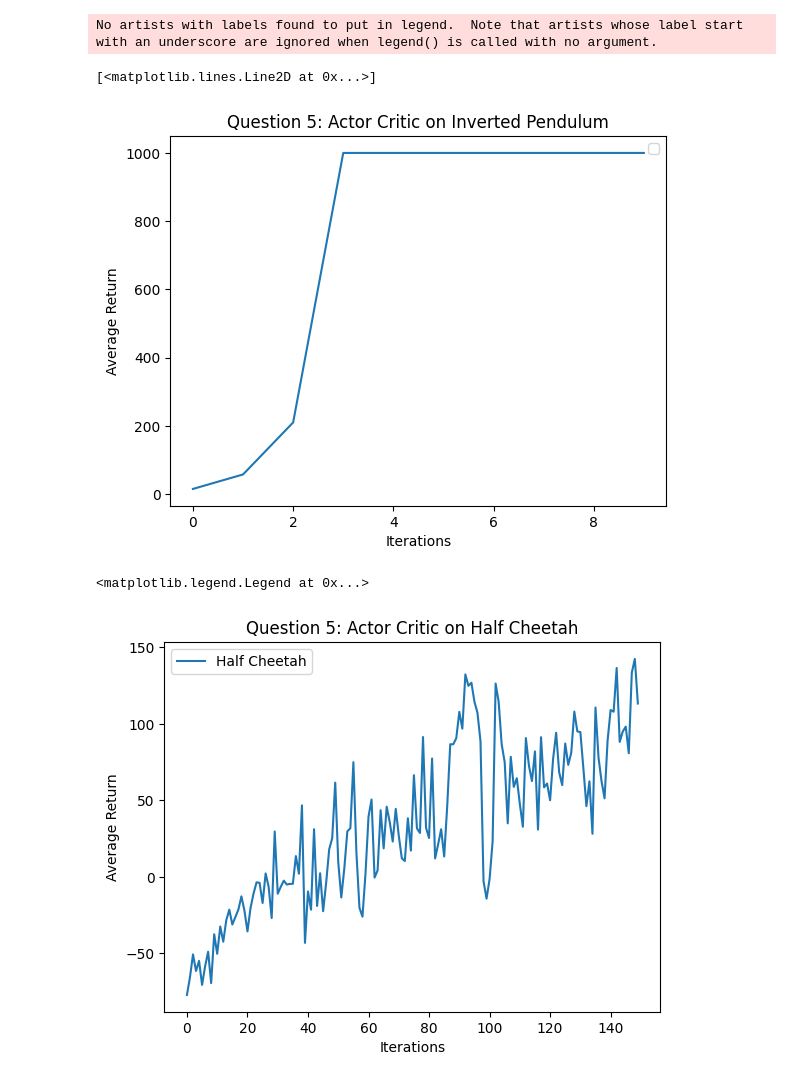
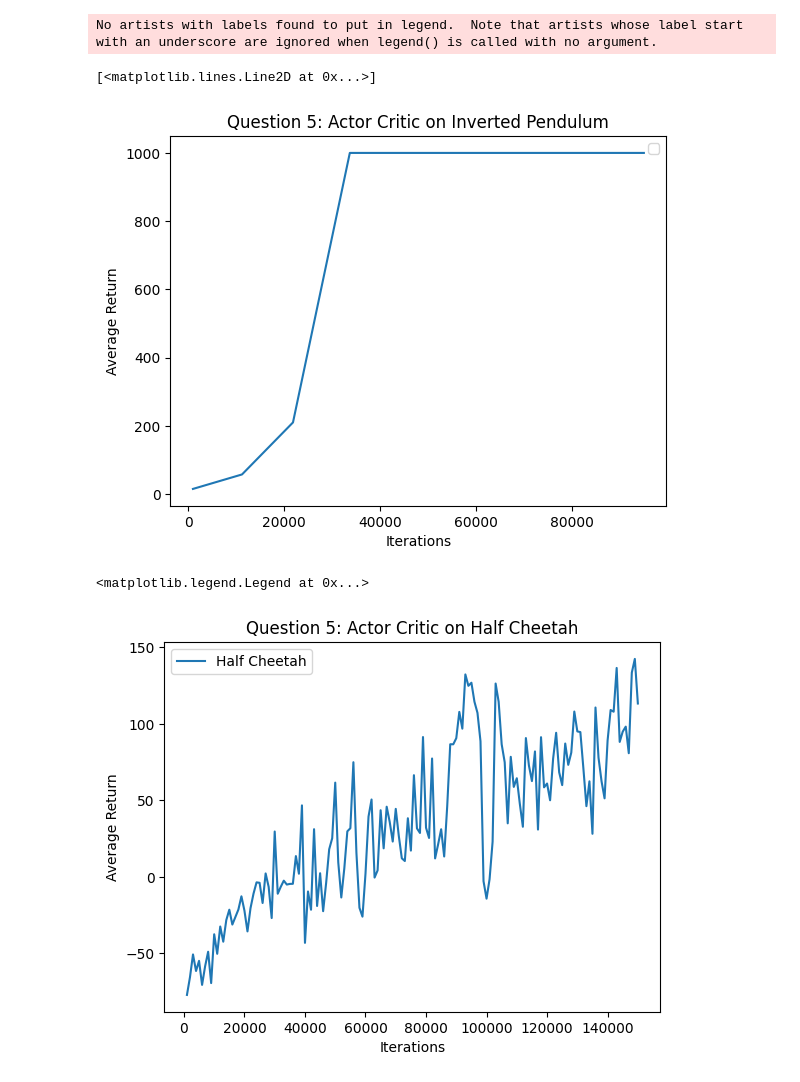
Before and after one commit to 0neDividedbyZer0/homework_fall2022, a Jupyter notebook: hw3/cs285/scripts/plots.ipynb, the cells around one changed output. Cells and saved outputs as stored; diff of their text form; code cells hidden in the pictures.

```diff
--- a/hw3/cs285/scripts/plots.ipynb
+++ b/hw3/cs285/scripts/plots.ipynb
@@ -135,29 +136,29 @@ plt.legend()
 # %%
 logdir = '../../data/q5_10_10_InvertedPendulum-v4_04-10-2022_13-39-47/events*'
 eventfile = glob.glob(logdir)[0]
-i, _, _, q5_ac_inv_pendulum = get_section_results(eventfile)
+i, X, _, q5_ac_inv_pendulum = get_section_results(eventfile)
 
 plt.title("Question 5: Actor Critic on Inverted Pendulum")
 plt.xlabel("Iterations")
 plt.ylabel("Average Return")
 plt.legend()
 
-plt.plot(i, q5_ac_inv_pendulum, label='Inverted Pendulum')
+plt.plot(X, q5_ac_inv_pendulum, label='Inverted Pendulum')
 # %% [output]
 No artists with labels found to put in legend.  Note that artists whose label start with an underscore are ignored when legend() is called with no argument.
 [<matplotlib.lines.Line2D at 0x...>]
-[figure, old version]
+[figure, new version]
 # %%
 logdir = '../../data/q5_10_10_HalfCheetah-v4_04-10-2022_13-53-55/events*'
 eventfile = glob.glob(logdir)[0]
-i, _, _, q5_ac_cheetah = get_section_results(eventfile)
+i, X, _, q5_ac_cheetah = get_section_results(eventfile)
 
-plt.plot(j, q5_ac_cheetah, label='Half Cheetah')
+plt.plot(X, q5_ac_cheetah, label='Half Cheetah')
 plt.title("Question 5: Actor Critic on Half Cheetah")
 plt.xlabel("Iterations")
 plt.ylabel("Average Return")
 plt.legend()
 # %% [output]
 <matplotlib.legend.Legend at 0x...>
-[figure, old version]
+[figure, new version]
 # %%
```
Also changed, not shown: parts of 6 cells of this notebook, 18 other files.
